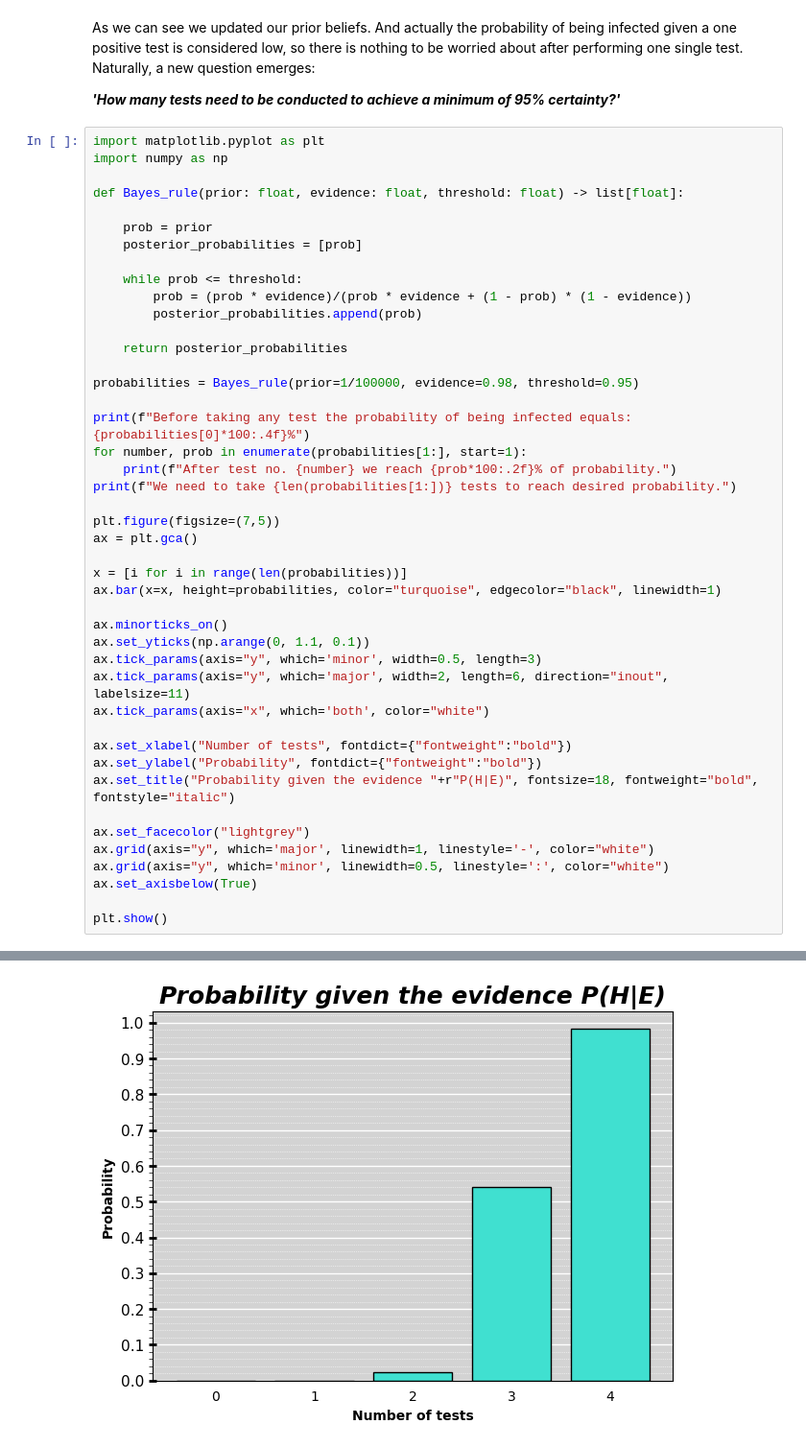
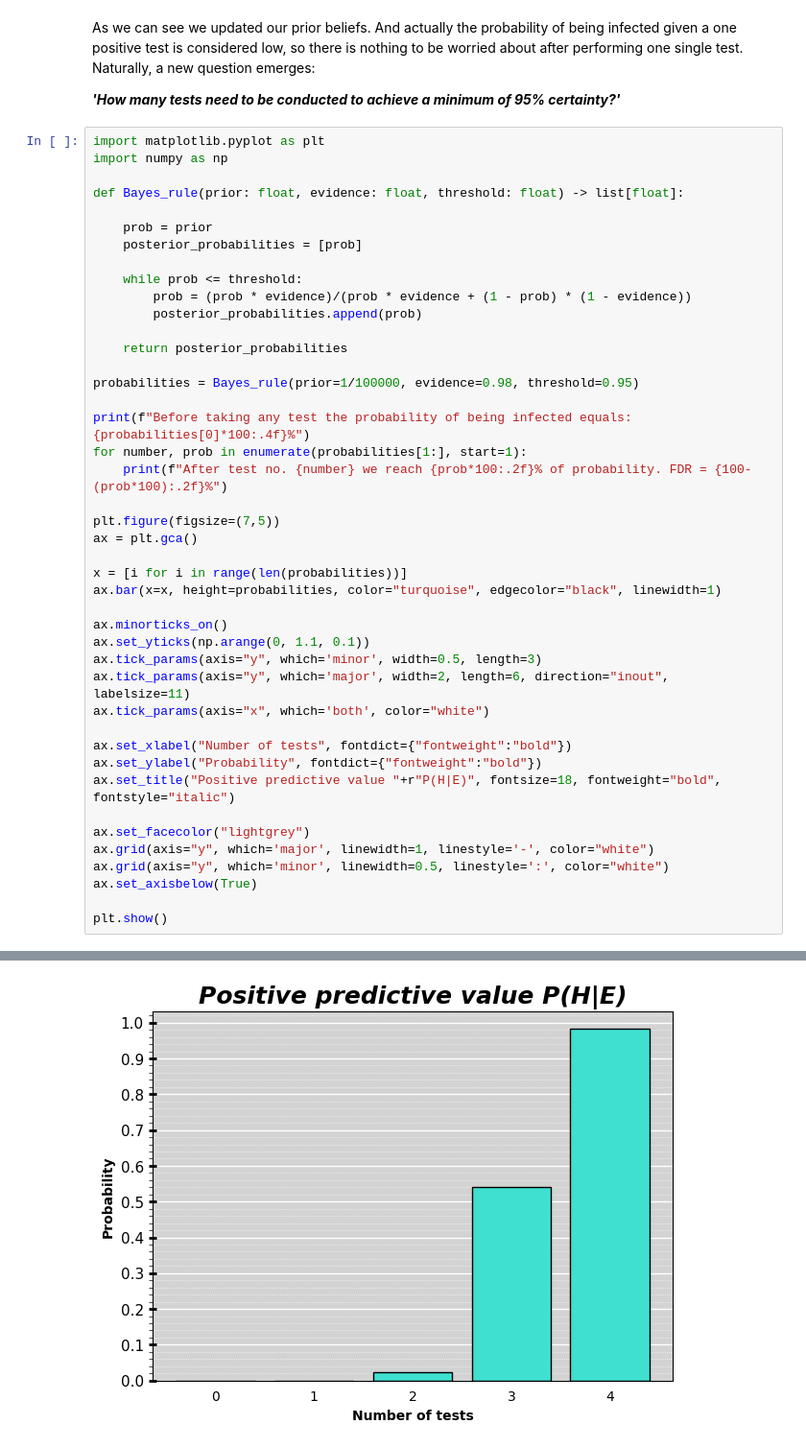
Before and after one commit to kameelsky/data-science, a Jupyter notebook: Toolbox/Bayes_Theorem.ipynb, the cells around one changed output, grey strips where cells are left out. Shown at 96% size. Cells and saved outputs as stored; diff of their text form.

```diff
--- a/Toolbox/Bayes_Theorem.ipynb
+++ b/Toolbox/Bayes_Theorem.ipynb
@@ -84,8 +93,7 @@ probabilities = Bayes_rule(prior=1/100000, evidence=0.98, threshold=0.95)
 
 print(f"Before taking any test the probability of being infected equals: {probabilities[0]*100:.4f}%")
 for number, prob in enumerate(probabilities[1:], start=1):
-    print(f"After test no. {number} we reach {prob*100:.2f}% of probability.")
-print(f"We need to take {len(probabilities[1:])} tests to reach desired probability.")
+    print(f"After test no. {number} we reach {prob*100:.2f}% of probability. FDR = {100-(prob*100):.2f}%")
 
 plt.figure(figsize=(7,5))
 ax = plt.gca()
@@ -101,7 +109,7 @@ ax.tick_params(axis="x", which='both', color="white")
 
 ax.set_xlabel("Number of tests", fontdict={"fontweight":"bold"})
 ax.set_ylabel("Probability", fontdict={"fontweight":"bold"})
-ax.set_title("Probability given the evidence "+r"P(H|E)", fontsize=18, fontweight="bold", fontstyle="italic")
+ax.set_title("Positive predictive value "+r"P(H|E)", fontsize=18, fontweight="bold", fontstyle="italic")
 
 ax.set_facecolor("lightgrey")
 ax.grid(axis="y", which='major', linewidth=1, linestyle='-', color="white")
@@ -119 +126 @@ We need to take 4 tests to reach desired probability.
-[figure, old version]
+[figure, new version]
```
Also changed, not shown: parts of 4 cells of this notebook.
